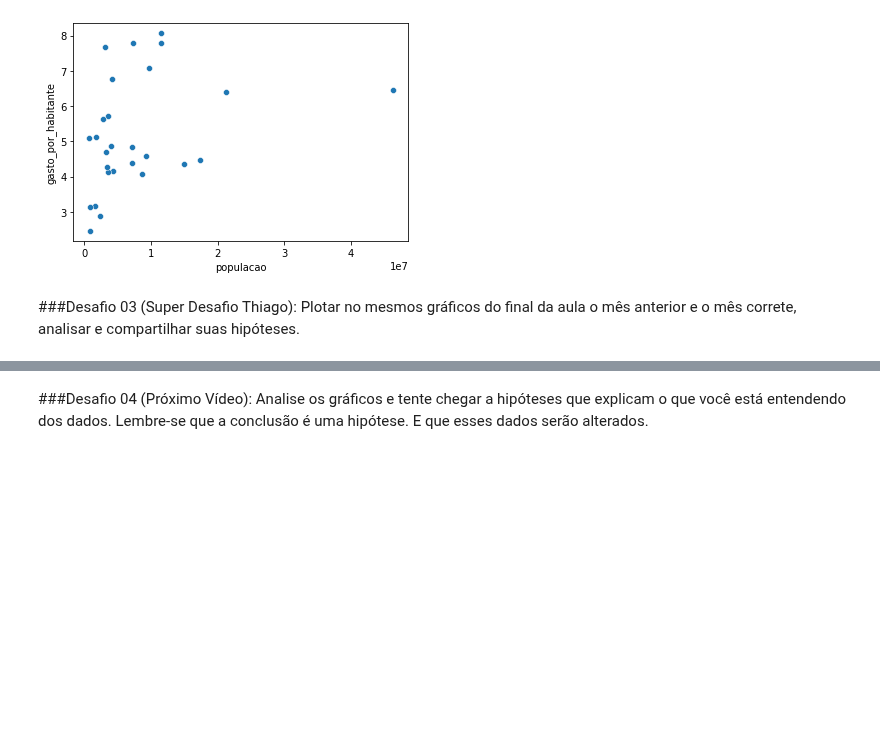
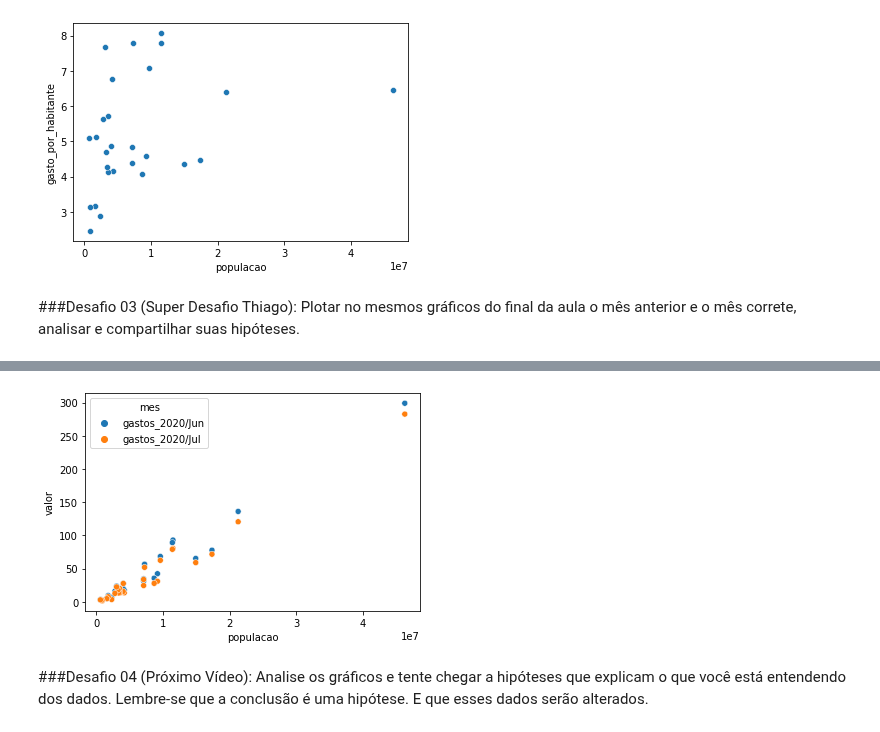
Before and after one commit to rabastos44/Bootcamp-Data-Science-Alura, a Jupyter notebook: Desafios_Modulo_2.ipynb, the cells around one changed output, grey strips where cells are left out. Saved outputs shown, nothing was run; the diff lists cells and outputs as text; code cells hidden in the pictures; blank space fills up the shorter version.

```diff
--- a/Desafios_Modulo_2.ipynb
+++ b/Desafios_Modulo_2.ipynb
@@ -243,0 +215,9 @@ No handles with labels found to put in legend.
+# %%
+
+gastos_mensais = gastos_e_populacao[['populacao',
+                    'gastos_2020/Jun',
+                    'gastos_2020/Jul']]
+
+gastos_mensais = gastos_mensais.reset_index()
+gastos_mensais_melt = gastos_mensais.melt(id_vars=['uf','populacao'],var_name='mes',value_name='valor')
+gastos_mensais_melt.head()
@@ -244,2 +231,8 @@ No handles with labels found to put in legend.
+# %%
+import seaborn as sns
+
+axis = sns.scatterplot(data = gastos_mensais_melt, x='populacao', y='valor', hue= 'mes')
+# %% [output]
+[figure, added]
 # %% [markdown]
 ###Desafio 04 (Próximo Vídeo): Analise os gráficos e tente chegar a hipóteses que explicam o que você está entendendo dos dados. Lembre-se que a conclusão é uma hipótese. E que esses dados serão alterados.
```
Also changed, not shown: parts of 6 cells of this notebook.
